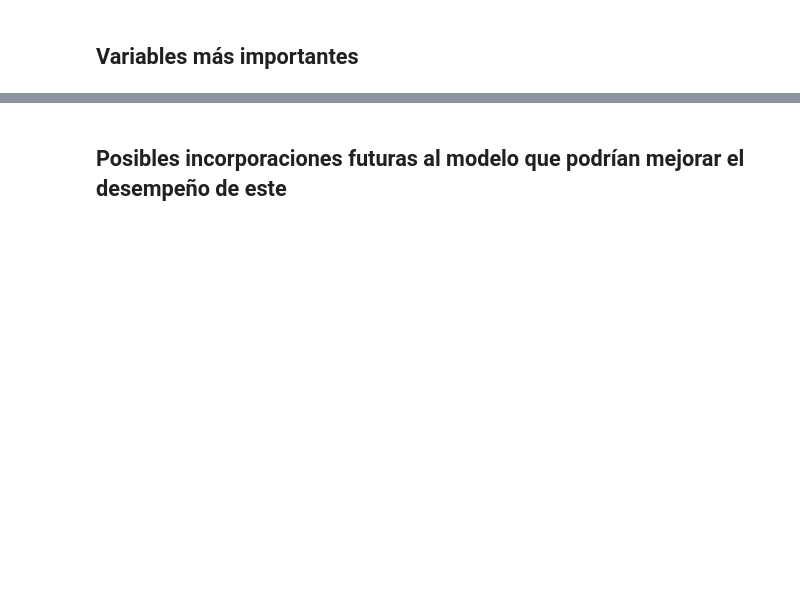
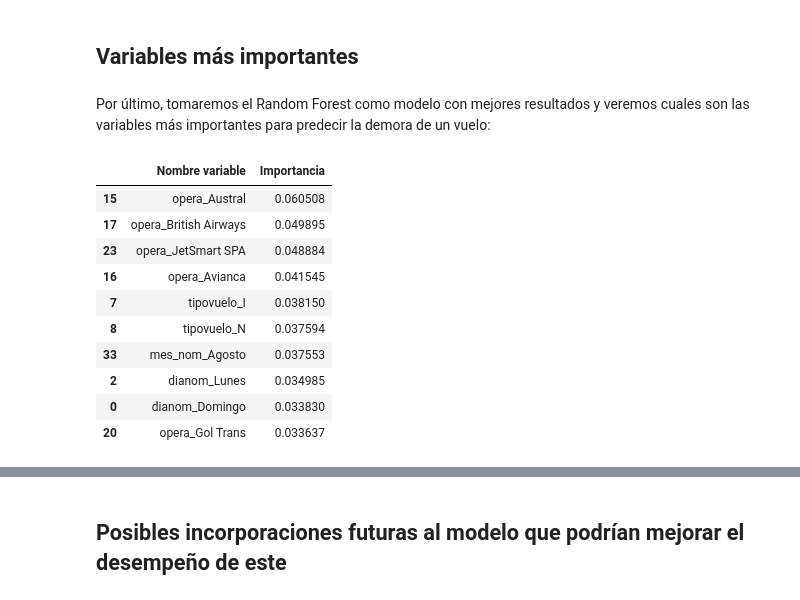
Before and after one commit to Felopo/Data-Scientist-Challenge-LATAM-Airlines, a Jupyter notebook: solution.ipynb, the cells around one changed output, grey strips where cells are left out. Cells and saved outputs as stored; diff of their text form; code cells hidden in the pictures; blank space fills up the shorter version.

```diff
--- a/solution.ipynb
+++ b/solution.ipynb
@@ -822,2 +887,23 @@ Es un poco menor que el obtenido por el `Random Forest`. Cabe recalcar que esta
 # %% [markdown]
 ## Variables más importantes
+# %% [markdown]
+Por último, tomaremos el Random Forest como modelo con mejores resultados y veremos cuales son las variables más importantes para predecir la demora de un vuelo:
+# %%
+# Calculamos la importancia de cada variable
+# Definimos un dataframe con las variables y su importancia
+importancia_variables_rf = pd.DataFrame(data = {"Nombre variable": col_names[0:X_clean.shape[1]], "Importancia": rscv.best_estimator_.feature_importances_})
+
+# Mostramos las variables más importantes
+importancia_variables_rf.sort_values("Importancia", ascending = False).head(10)
+# %% [output]
+|  | Nombre variable | Importancia |
+| 15 | opera_Austral | 0.060508 |
+| 17 | opera_British Airways | 0.049895 |
+| 23 | opera_JetSmart SPA | 0.048884 |
+| 16 | opera_Avianca | 0.041545 |
+| 7 | tipovuelo_I | 0.038150 |
+| 8 | tipovuelo_N | 0.037594 |
+| 33 | mes_nom_Agosto | 0.037553 |
+| 2 | dianom_Lunes | 0.034985 |
+| 0 | dianom_Domingo | 0.033830 |
+| 20 | opera_Gol Trans | 0.033637 |
```
Also changed, not shown: parts of 30 cells of this notebook.
